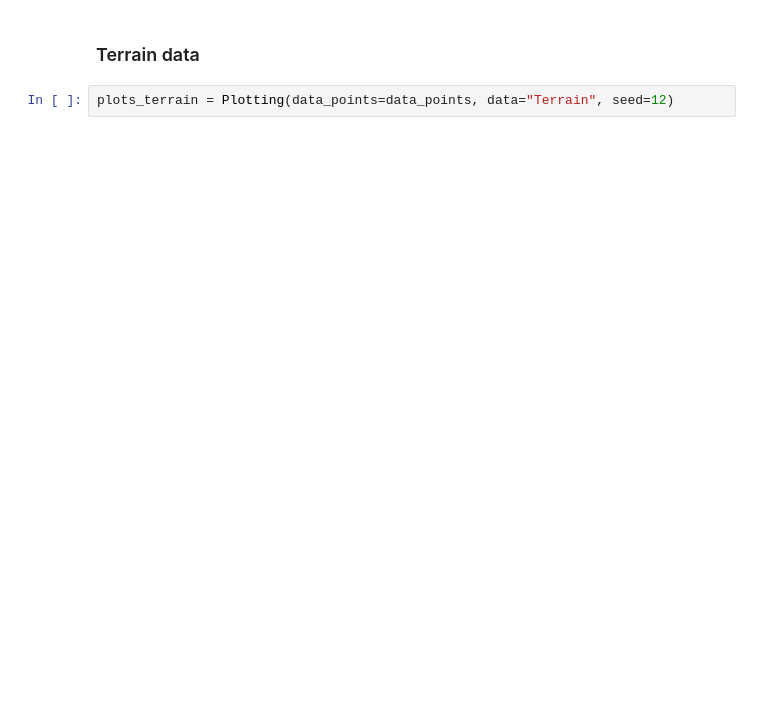
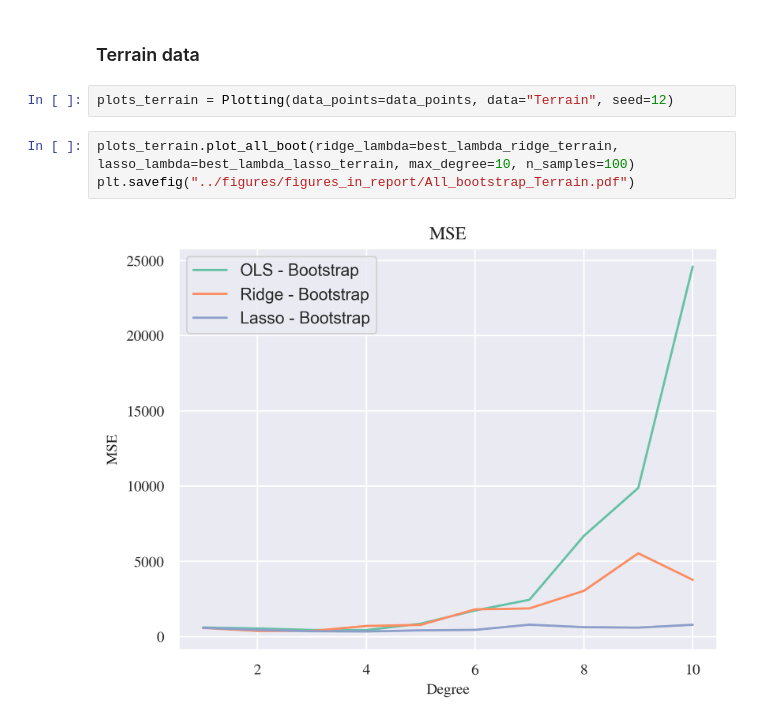
Before and after one commit to GauteJ1/FYS-STK-projects, a Jupyter notebook: project_1_alt/src/plots_in_report.ipynb, the cells around one changed output. Cells and saved outputs as stored; diff of their text form; blank space fills up the shorter version.

```diff
--- a/project_1_alt/src/plots_in_report.ipynb
+++ b/project_1_alt/src/plots_in_report.ipynb
@@ -71,3 +73,8 @@ plt.savefig("../figures/figures_in_report/Ridge_Betas_lambda_Franke_Noise_const_
 ### Terrain data
 # %%
 plots_terrain = Plotting(data_points=data_points, data="Terrain", seed=12)
+# %%
+plots_terrain.plot_all_boot(ridge_lambda=best_lambda_ridge_terrain, lasso_lambda=best_lambda_lasso_terrain, max_degree=10, n_samples=100)
+plt.savefig("../figures/figures_in_report/All_bootstrap_Terrain.pdf")
+# %% [output]
+[figure, added]
```
Also changed, not shown: parts of 6 cells of this notebook, 2 other files.
